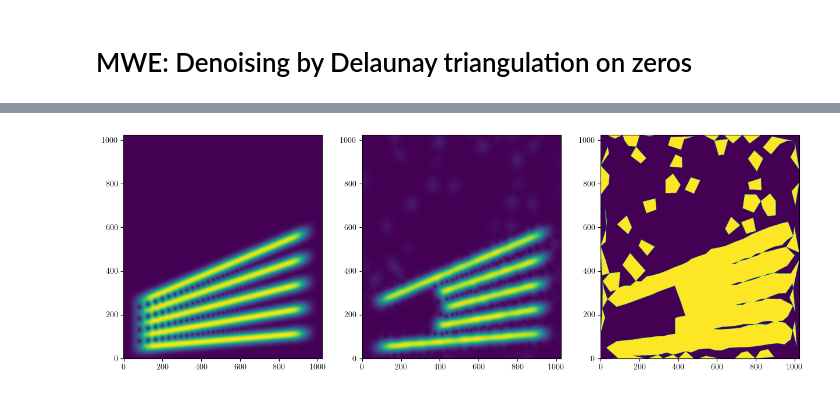
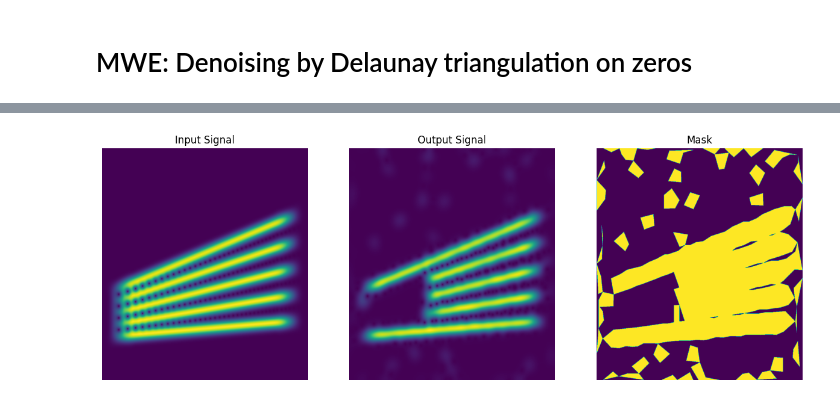
Before and after one commit to jmiramont/benchmarks-detection-denoising, a Jupyter notebook: notebooks/demo_method_delaunay_triangulation.ipynb, the cells around one changed output, grey strips where cells are left out. Drawn from its saved outputs; the diff is of its cells as text; code cells hidden in the pictures.

```diff
--- a/notebooks/demo_method_delaunay_triangulation.ipynb
+++ b/notebooks/demo_method_delaunay_triangulation.ipynb
@@ -42,18 +42,22 @@ $ funcs :  num [1:9, 1:2500] 1.16 1.21 1.26 1.3 1.33 ...
 # %%
 Nfft = 2*N
 S, F = get_spectrogram(s, Nfft=Nfft)
 F = F[0:Nfft//2+1]
 
 S_output, F_output = get_spectrogram(signal_output, Nfft=Nfft)
 F_output = F_output[0:Nfft//2+1]
 
 fig, ax = plt.subplots(1,3,figsize = (15,5))
+[ax.axis('off') for ax in ax]
 ax[0].imshow(abs(F), origin='lower', aspect='auto')
+ax[0].set_title('Input Signal')
 ax[1].imshow(abs(F_output), origin='lower', aspect='auto')
+ax[1].set_title('Output Signal')
 ax[2].imshow(mask2, origin='lower', aspect='auto')
+ax[2].set_title('Mask')
 plt.show()
 # %% [output]
-[figure, old version]
+[figure, new version]
 # %%
 tmin = int(np.sqrt(Nfft))
 tmax = N-tmin
```
Also changed, not shown: parts of 5 cells of this notebook, 12 other files.
